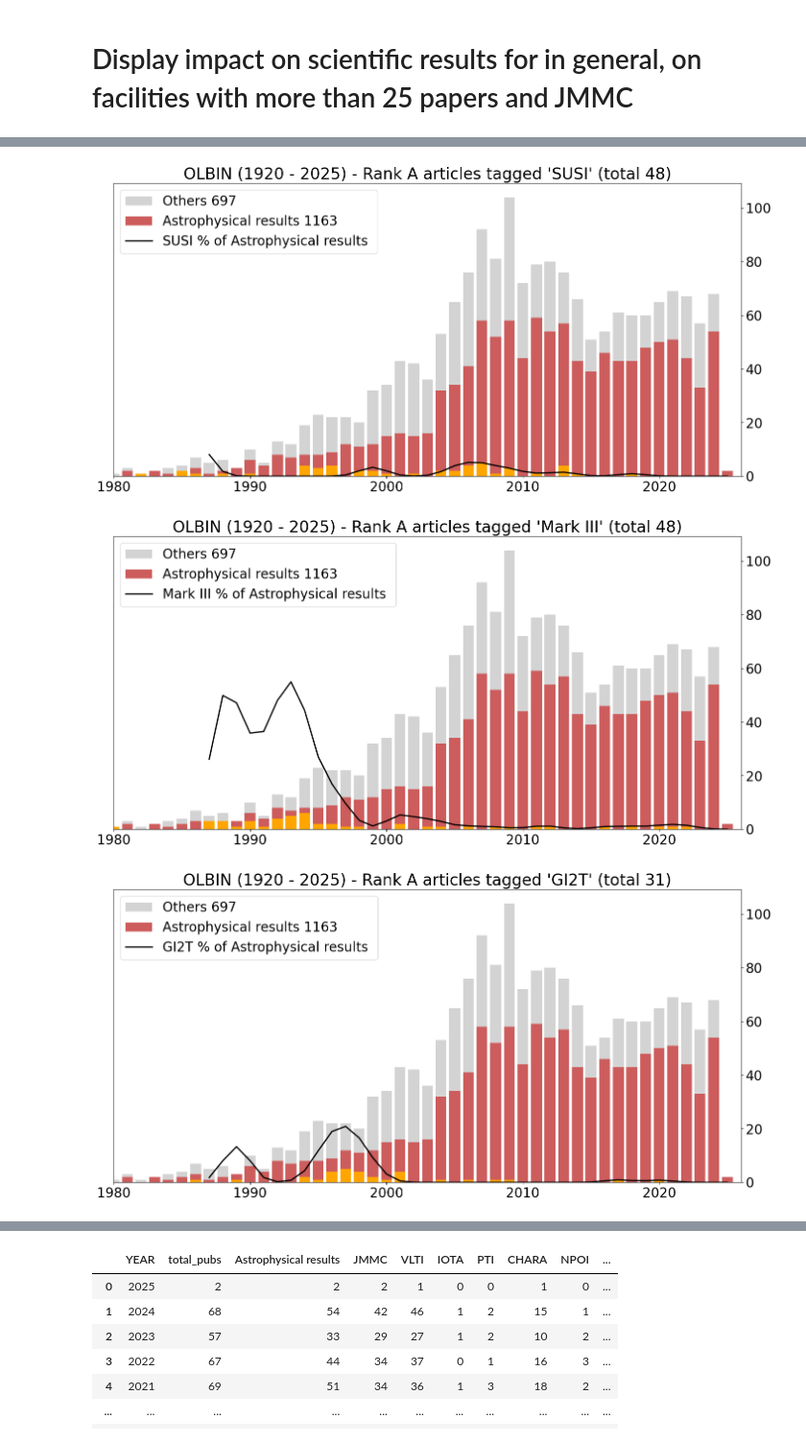
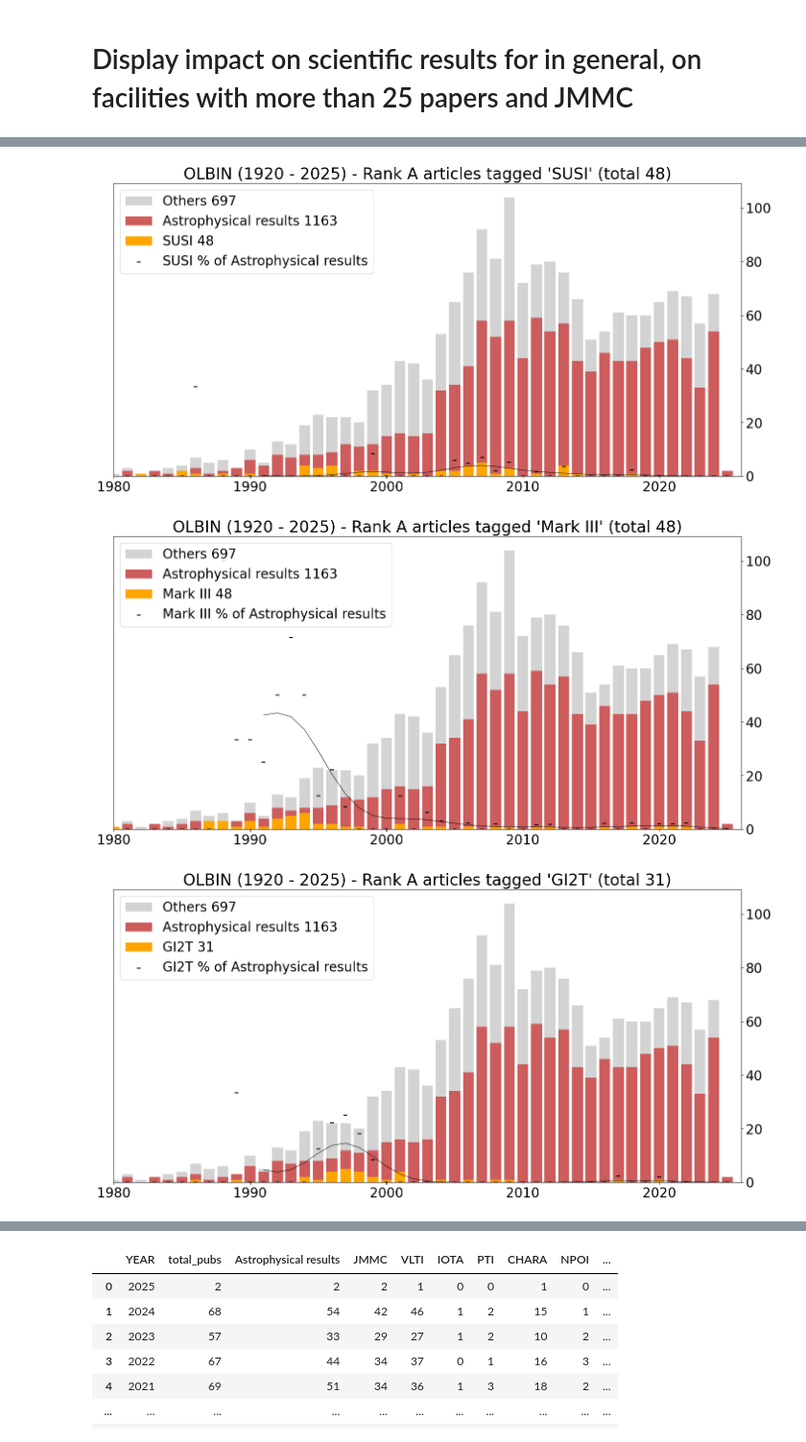
Before and after one commit to JMMC-OpenDev/jmmc-python-snippets, a Jupyter notebook: olbin-pubs.ipynb, the cells around one changed output, grey strips where cells are left out. Shown at 96% size. Cells and saved outputs as stored; diff of their text form; code cells hidden in the pictures.

Commit message:
add % ticks/scatter in addition to the gaussian plot

```diff
--- a/olbin-pubs.ipynb
+++ b/olbin-pubs.ipynb
@@ -121,34 +121,39 @@ for tag in tags:
     if tag :
         s3=s[tag]=olbin[tag]
         s3a=olbinAstro[tag]
-        #s4=(100*s3a/s3).replace(NaN, 0) # handle div by zero using 0 as first workarround
         s4=(100*s3a/s2)
         columns.append(tag)
     else:
-        #s4=s["%"]=(100*s2/s1).replace(NaN, 0) # handle div by zero using 0 as first workarround
         s4=s["%"]=(100*s2/s1)
-
-    #TODO generates legend info dynamically from previous dataset
 
     # figure
     fig, ax = plt.subplots()
     p1 = ax.bar(olbin.YEAR, s1, color='lightgrey')
     p2 = ax.bar(olbin.YEAR, s2, color='indianred')
 
+    legends = ["Others "+str(sum(s1) - sum(s2)), "Astrophysical results "+str(sum(s2)) ]
+    axes = [p1,p2]
     if tag :
         p3 = ax.bar(olbin.YEAR, s3, color='orange')
         op = ax.set_title("OLBIN (%s - %s) - Rank A articles tagged '%s' (total %d)"%(min(olbin.YEAR), max(olbin.YEAR), tag, sum(s3) ))
-        s4legend = f"{tag} % of Astrophysical results "
+        s3legend = tag+" "+str(sum(s3))
+        s4legend = f"{tag} % of Astrophysical results"
+        legends.append(s3legend)
+        axes.append(p3)
     else :
         op = ax.set_title("OLBIN (%s - %s) - Rank A articles (total %d)"%(min(olbin.YEAR), max(olbin.YEAR), sum(s1)))
-        s4legend = "Astrophysical results % "
+        s4legend = "Astrophysical results %"
+
 
 
     if add_percent:
-        s4=gaussian_filter1d(s4, sigma=1)
-        p4 = ax.plot (olbin.YEAR, s4, color='black', linewidth=2)
-        op = ax.legend((p1[0], p2[0],p4[0]), ("Others "+str(sum(s1) - sum(s2)),"Astrophysical results "+str(sum(s2)), s4legend), loc='upper left')
+        p4 = ax.scatter (olbin.YEAR, s4, color='black', marker='_')
+        s4=gaussian_filter1d(s4, sigma=2)
+        p5 = ax.plot (olbin.YEAR, s4, color='black', linewidth=.7)
+        legends.append(s4legend)
+        axes.append(p4)
 
+    op = ax.legend(axes, legends, loc='upper left')
 
 
     op = ax.set_xlim(1980,max(olbin.YEAR)+1)
@@ -166,3 +171,3 @@ for tag in tags:
-[figure, old version]
+[figure, new version]
-[figure, old version]
+[figure, new version]
-[figure, old version]
+[figure, new version]
```
Also changed, not shown: parts of 1 cell of this notebook.
